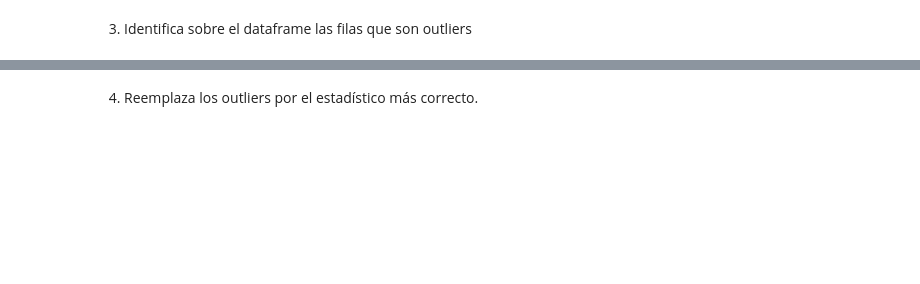
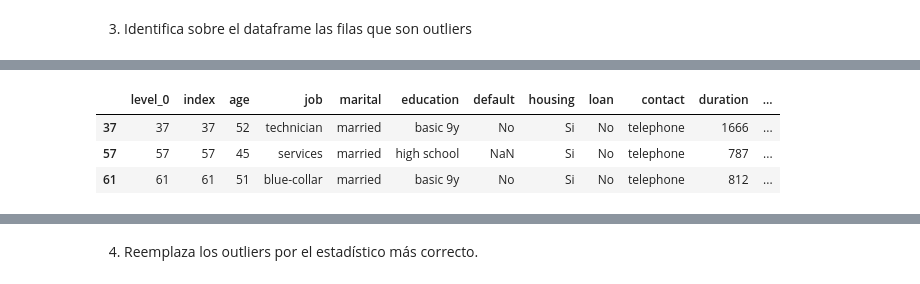
Before and after one commit to Adalab/promo_d_da_modulo2_sprint2_Lorena_AnaBelen, a Jupyter notebook: ejercicio3/pair_programming_Limpieza3.ipynb, the cells around one changed output, grey strips where cells are left out. Saved outputs shown, nothing was run; the diff lists cells and outputs as text; code cells hidden in the pictures; blank space fills up the shorter version.

```diff
--- a/ejercicio3/pair_programming_Limpieza3.ipynb
+++ b/ejercicio3/pair_programming_Limpieza3.ipynb
@@ -22,0 +119,3 @@ Ya hemos limpiado todas las columnas que parecía que no tenían el tipo de dato
+# %%
+indices1 = {indice for sublista in indices for indice in sublista}
+lista_idx = list(indices1)
@@ -22,0 +131,9 @@ Ya hemos limpiado todas las columnas que parecía que no tenían el tipo de dato
+# %%
+df_outliers = df[df['index'].isin(lista_idx)] #necesitamos lista, pero hay que aplanarlos para obtener lista, ya que originariamente dico
+# %%
+df_outliers.head(3)
+# %% [output]
+|  | level_0 | index | age | job | marital | education | default | housing | loan | contact | duration | ... |
+| 37 | 37 | 37 | 52 | technician | married | basic 9y | No | Si | No | telephone | 1666 | ... |
+| 57 | 57 | 57 | 45 | services | married | high school | NaN | Si | No | telephone | 787 | ... |
+| 61 | 61 | 61 | 51 | blue-collar | married | basic 9y | No | Si | No | telephone | 812 | ... |
```
Also changed, not shown: parts of 17 cells of this notebook.
